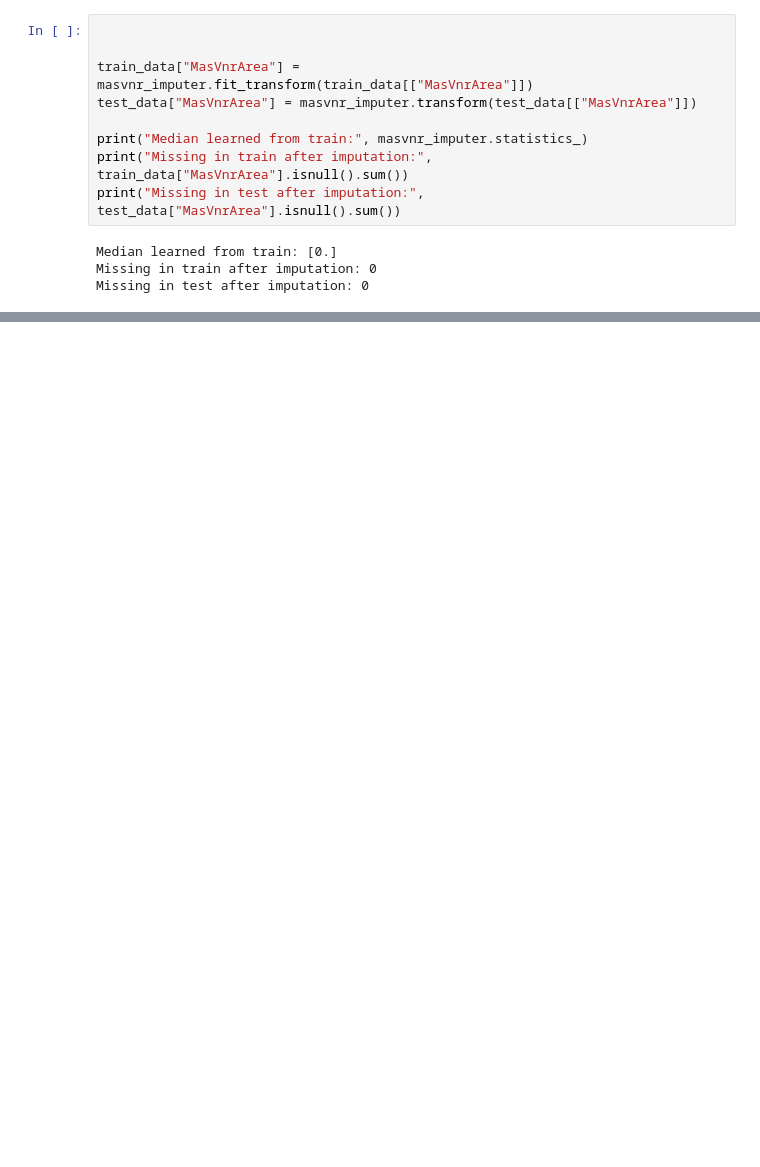
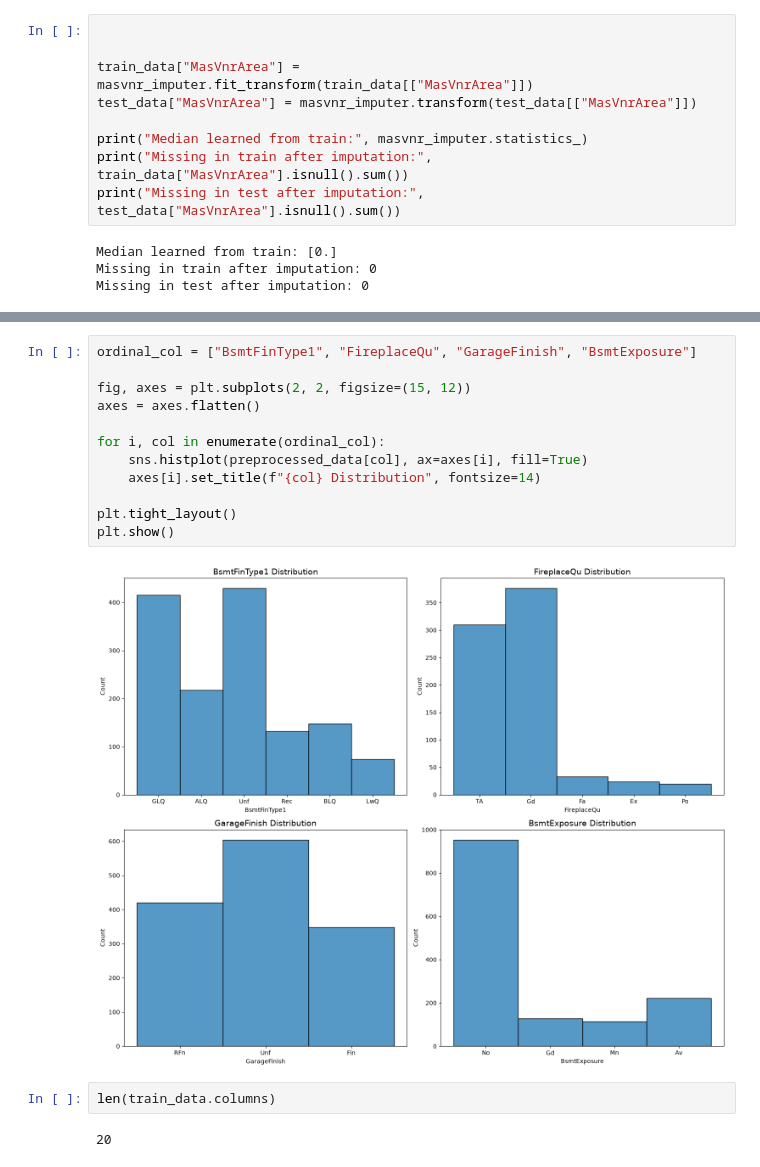
Before and after one commit to FarhanKhan1/MSAI_Machine_Learning, a Jupyter notebook: assignments_1/testing/data_preprocessing.ipynb, the cells around one changed output, grey strips where cells are left out. Saved outputs shown, nothing was run; the diff lists cells and outputs as text; blank space fills up the shorter version.

```diff
--- a/assignments_1/testing/data_preprocessing.ipynb
+++ b/assignments_1/testing/data_preprocessing.ipynb
@@ -58,0 +160,18 @@ Missing in test after imputation: 0
+# %%
+ordinal_col = ["BsmtFinType1", "FireplaceQu", "GarageFinish", "BsmtExposure"]
+
+fig, axes = plt.subplots(2, 2, figsize=(15, 12))
+axes = axes.flatten()
+
+for i, col in enumerate(ordinal_col):
+    sns.histplot(preprocessed_data[col], ax=axes[i], fill=True)
+    axes[i].set_title(f"{col} Distribution", fontsize=14)
+
+plt.tight_layout()
+plt.show()
+# %% [output]
+[figure, added]
+# %%
+len(train_data.columns)
+# %% [output]
+20
```
Also changed, not shown: parts of 29 cells of this notebook, 3 other files.
